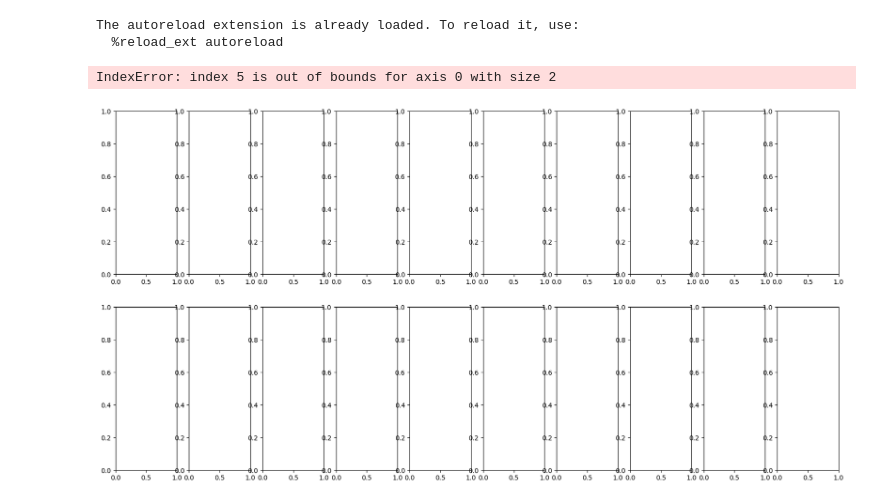
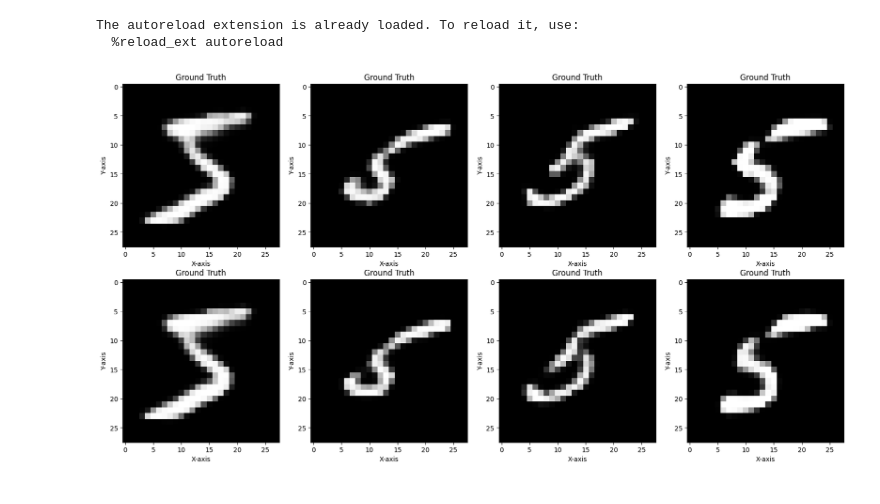
Before and after one commit to nef-gpt/adl4cv, a Jupyter notebook: visualize_model.ipynb, the cells around one changed output. Drawn from its saved outputs; the diff is of its cells as text; code cells hidden in the pictures.

```diff
--- a/visualize_model.ipynb
+++ b/visualize_model.ipynb
@@ -6,39 +6,39 @@
 The autoreload extension is already loaded. To reload it, use:
   %reload_ext autoreload
 # %%
-from data.neural_field_datasets import MnistNeFDataset, FlattenTransform, FlattenMinMaxTransform, ModelTransform
+from data.neural_field_datasets import MnistNeFDataset, FlattenTransform, FlattenMinMaxTransform, ModelTransform, QuantizeTransform
 import os
 import matplotlib.pyplot as plt
 from animation.util import reconstruct_image
+import wandb
+wandb.login()
 
 dir_path = os.path.dirname(os.path.abspath(os.getcwd()))
-data_root_dwsnet = os.path.join(dir_path, "adl4cv", "datasets", "DWSNets", "mnist-inrs")
 data_root_ours = os.path.join(dir_path, "adl4cv", "datasets", "mnist-nerfs")
 
-idx = range(5, 15)
+idx = range(0, 4)
 model_dataset_conditioned = MnistNeFDataset(data_root_ours, type="pretrained",transform=ModelTransform())
 model_dataset_unconditioned = MnistNeFDataset(data_root_ours, transform=ModelTransform())
 flattened_dataset_conditioned = MnistNeFDataset(data_root_ours, transform=FlattenTransform())
 flattened_dataset_unconditioned= MnistNeFDataset(data_root_ours, transform=FlattenTransform())
 
 
 
 # Plotting the tensors as heatmaps in grayscale
 fig, axes = plt.subplots(2, len(idx), figsize=(20, 10))
 
 for i in range(2):
     for j in idx:
         if i == 0:
             image = reconstruct_image(model_dataset_conditioned[j][0])
         else:
             image = reconstruct_image(model_dataset_unconditioned[j][0])
         axes[i][j].imshow(image, cmap='gray', aspect='auto')
         axes[i][j].set_title('Ground Truth')
         axes[i][j].set_xlabel('X-axis')
         axes[i][j].set_ylabel('Y-axis')
 
 #plt.colorbar(axes[i].imshow(image, cmap='gray', aspect='auto'), ax=axes)
 plt.show()
 # %% [output]
-IndexError: index 5 is out of bounds for axis 0 with size 2
-[figure, old version]
+[figure, new version]
```
Also changed, not shown: parts of 7 cells of this notebook, 5 other files.
